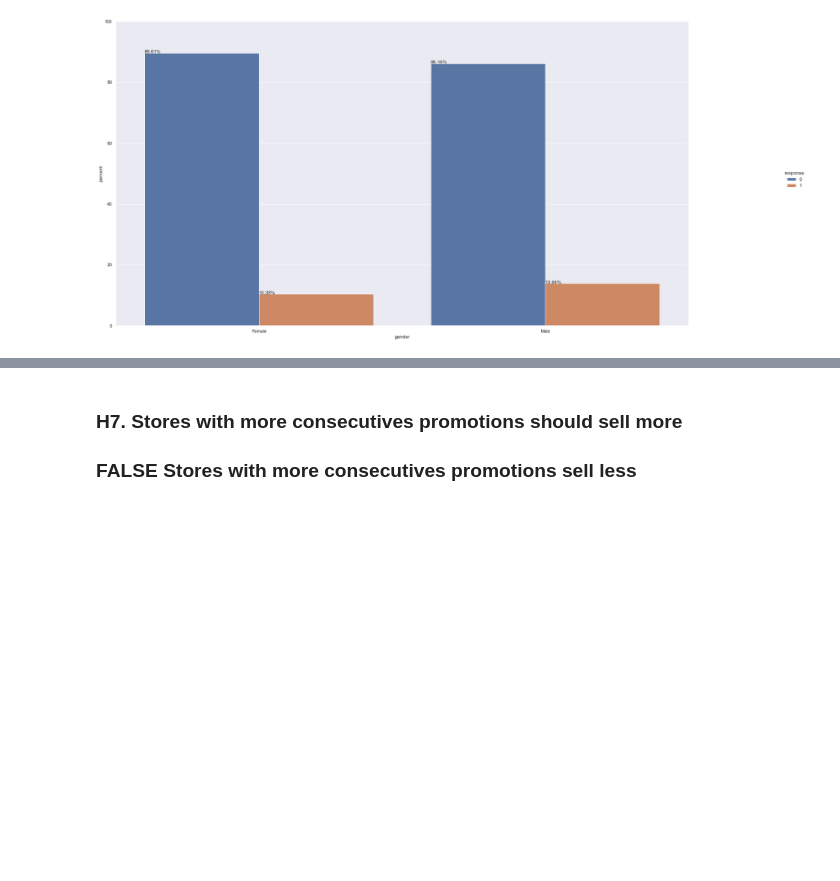
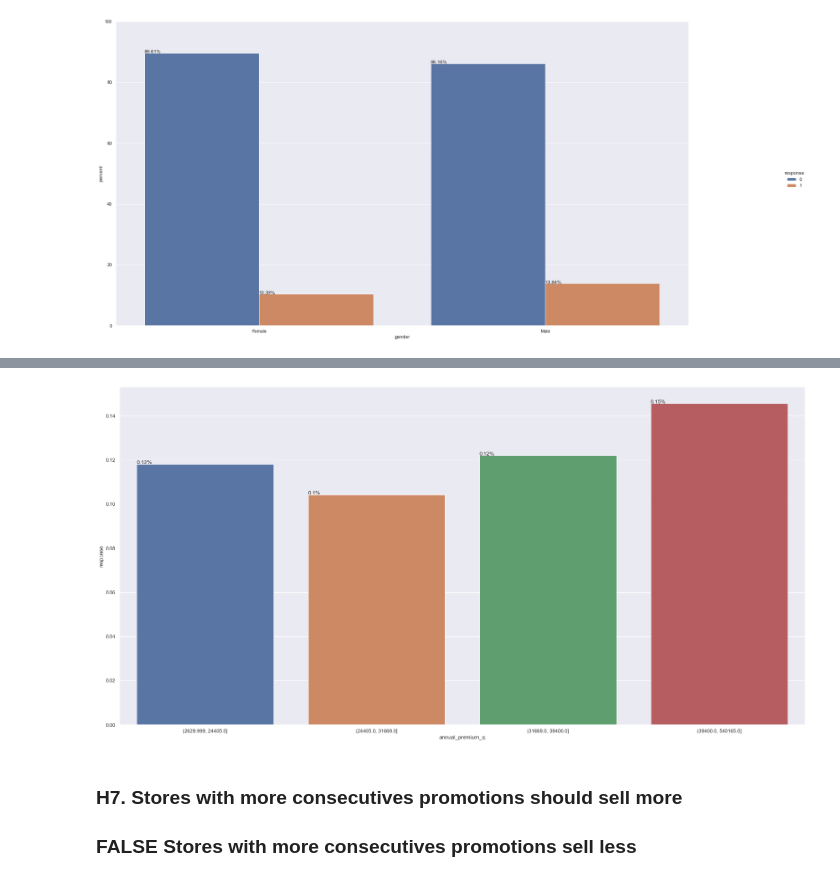
Before and after one commit to ViniciusKos/insurance_cross, a Jupyter notebook: forecast_sales.ipynb, the cells around one changed output, grey strips where cells are left out. Cells and saved outputs as stored; diff of their text form; code cells hidden in the pictures; blank space fills up the shorter version.

```diff
--- a/forecast_sales.ipynb
+++ b/forecast_sales.ipynb
@@ -446,3 +450,17 @@ for p in g.ax.patches:
+# %%
+aux1=df4.copy()
+aux1['annual_premium_q']=pd.qcut(aux1['annual_premium'],4)
+aux1=aux1.groupby(['annual_premium_q']).agg({'response':'mean'}).reset_index()
+g=sns.catplot(x='annual_premium_q',y='response',data=aux1,kind='bar')
+for p in g.ax.patches:
+    txt = str(p.get_height().round(2)) + '%'
+    txt_x = p.get_x()
+    txt_y = p.get_height()
+    g.ax.text(txt_x,txt_y,txt)
+    fig = plt.gcf()
+    fig.set_size_inches(27.5, 12.5)
+# %% [output]
+[figure, added]
 # %% [markdown]
 ### **H7.** Stores with more consecutives promotions should sell more
 ### **FALSE** Stores with more consecutives promotions sell less
```
Also changed, not shown: parts of 6 cells of this notebook.
